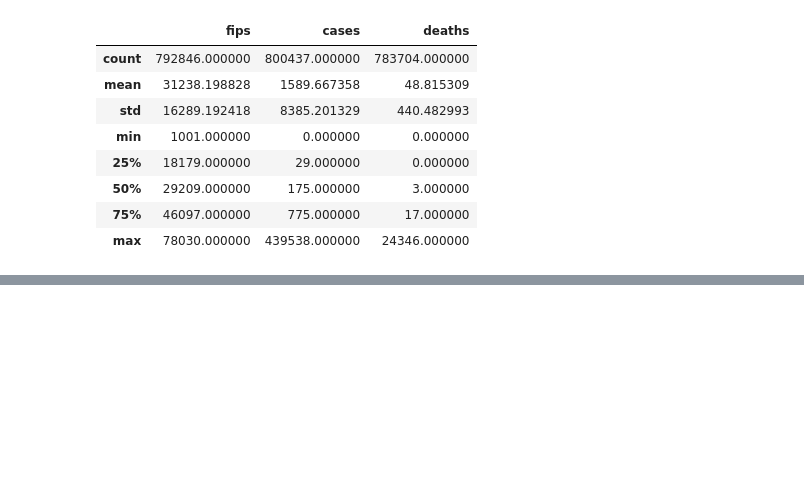
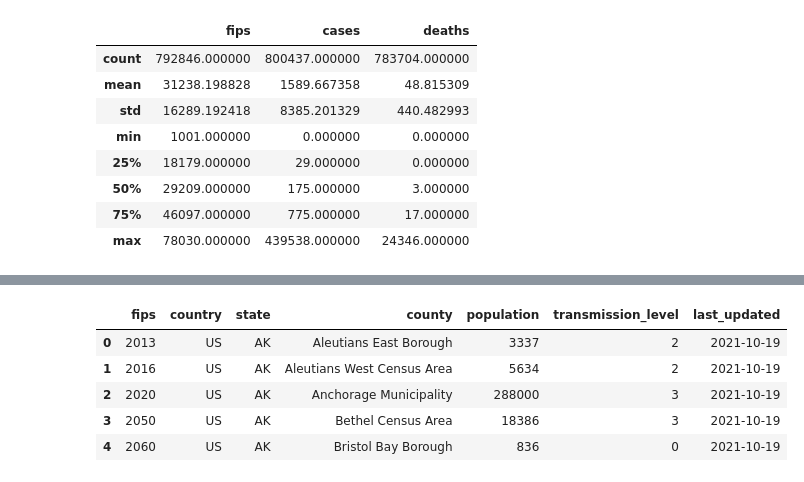
Before and after one commit to yxz674/Project2-Team3, a Jupyter notebook: main.ipynb, the cells around one changed output, grey strips where cells are left out. Cells and saved outputs as stored; diff of their text form; code cells hidden in the pictures; blank space fills up the shorter version.

```diff
--- a/cecilia.ipynb
+++ b/main.ipynb
@@ -264,0 +283,12 @@ cleaned_df.to_csv("cleaned_df.csv", index= False)
+# %%
+new_covid_json = covid_json[['fips', 'country', 'state', 'county', 'population', 'cdcTransmissionLevel', 'lastUpdatedDate']]
+new_covid_json = new_covid_json.rename(columns={'cdcTransmissionLevel':'transmission_level', 'lastUpdatedDate':'last_updated'})
+new_covid_json.head()
+# new_covid_json.info()
+# %% [output]
+|  | fips | country | state | county | population | transmission_level | last_updated |
+| 0 | 2013 | US | AK | Aleutians East Borough | 3337 | 2 | 2021-10-19 |
+| 1 | 2016 | US | AK | Aleutians West Census Area | 5634 | 2 | 2021-10-19 |
+| 2 | 2020 | US | AK | Anchorage Municipality | 288000 | 3 | 2021-10-19 |
+| 3 | 2050 | US | AK | Bethel Census Area | 18386 | 3 | 2021-10-19 |
+| 4 | 2060 | US | AK | Bristol Bay Borough | 836 | 0 | 2021-10-19 |
```
Also changed, not shown: parts of 13 cells of this notebook, 4 other files.
